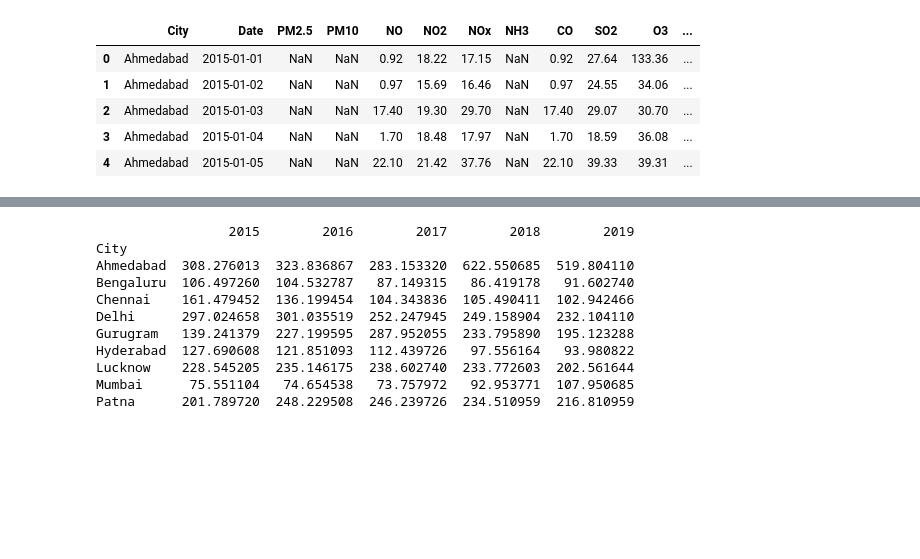
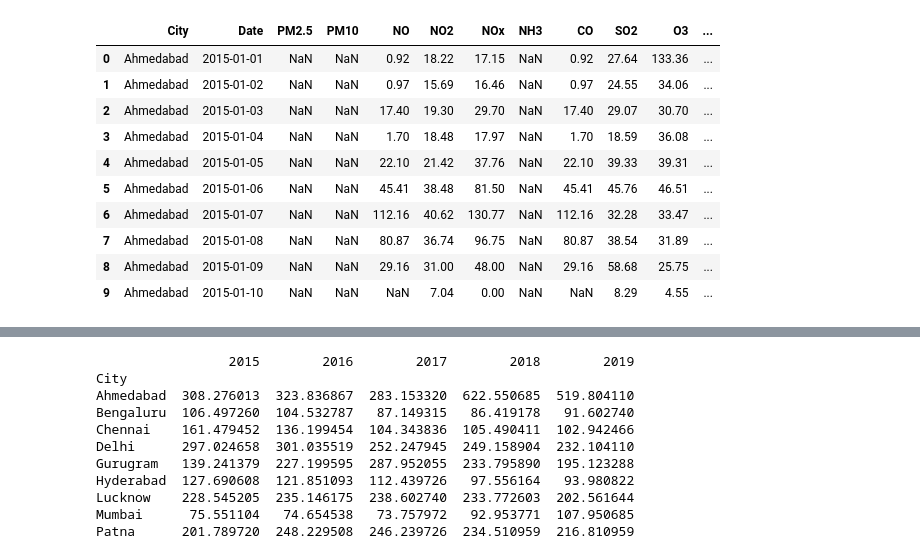
Before and after one commit to harisaisundhar/climate-malaria-canal, a Jupyter notebook: Air-poll/airpol.ipynb, the cells around one changed output, grey strips where cells are left out. Drawn from its saved outputs; the diff is of its cells as text; code cells hidden in the pictures; blank space fills up the shorter version.

```diff
--- a/Air-poll/airpol.ipynb
+++ b/Air-poll/airpol.ipynb
@@ -9,11 +9,16 @@ from scipy.stats import skew
 # %%
-df=pd.read_csv('city_day.csv',parse_dates=['Date'])
-df.head()
+df_data=pd.read_csv('city_day.csv',parse_dates=['Date'])
+df_data.head(10)
 # %% [output]
 |  | City | Date | PM2.5 | PM10 | NO | NO2 | NOx | NH3 | CO | SO2 | O3 | ... |
 | 0 | Ahmedabad | 2015-01-01 | NaN | NaN | 0.92 | 18.22 | 17.15 | NaN | 0.92 | 27.64 | 133.36 | ... |
 | 1 | Ahmedabad | 2015-01-02 | NaN | NaN | 0.97 | 15.69 | 16.46 | NaN | 0.97 | 24.55 | 34.06 | ... |
 | 2 | Ahmedabad | 2015-01-03 | NaN | NaN | 17.40 | 19.30 | 29.70 | NaN | 17.40 | 29.07 | 30.70 | ... |
 | 3 | Ahmedabad | 2015-01-04 | NaN | NaN | 1.70 | 18.48 | 17.97 | NaN | 1.70 | 18.59 | 36.08 | ... |
 | 4 | Ahmedabad | 2015-01-05 | NaN | NaN | 22.10 | 21.42 | 37.76 | NaN | 22.10 | 39.33 | 39.31 | ... |
+| 5 | Ahmedabad | 2015-01-06 | NaN | NaN | 45.41 | 38.48 | 81.50 | NaN | 45.41 | 45.76 | 46.51 | ... |
+| 6 | Ahmedabad | 2015-01-07 | NaN | NaN | 112.16 | 40.62 | 130.77 | NaN | 112.16 | 32.28 | 33.47 | ... |
+| 7 | Ahmedabad | 2015-01-08 | NaN | NaN | 80.87 | 36.74 | 96.75 | NaN | 80.87 | 38.54 | 31.89 | ... |
+| 8 | Ahmedabad | 2015-01-09 | NaN | NaN | 29.16 | 31.00 | 48.00 | NaN | 29.16 | 58.68 | 25.75 | ... |
+| 9 | Ahmedabad | 2015-01-10 | NaN | NaN | NaN | 7.04 | 0.00 | NaN | NaN | 8.29 | 4.55 | ... |
 # %%
```
Also changed, not shown: parts of 15 cells of this notebook, 3 other files.
